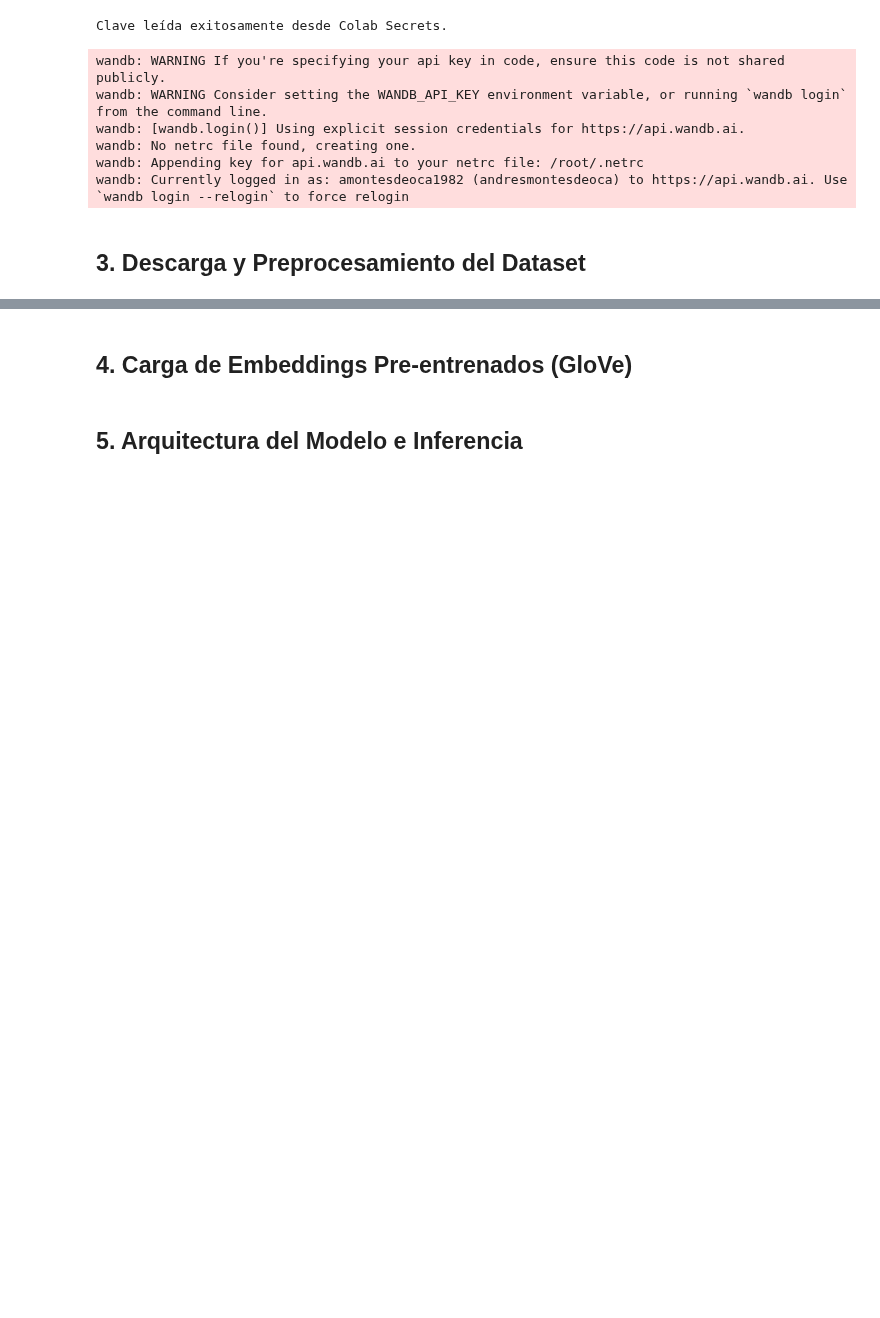
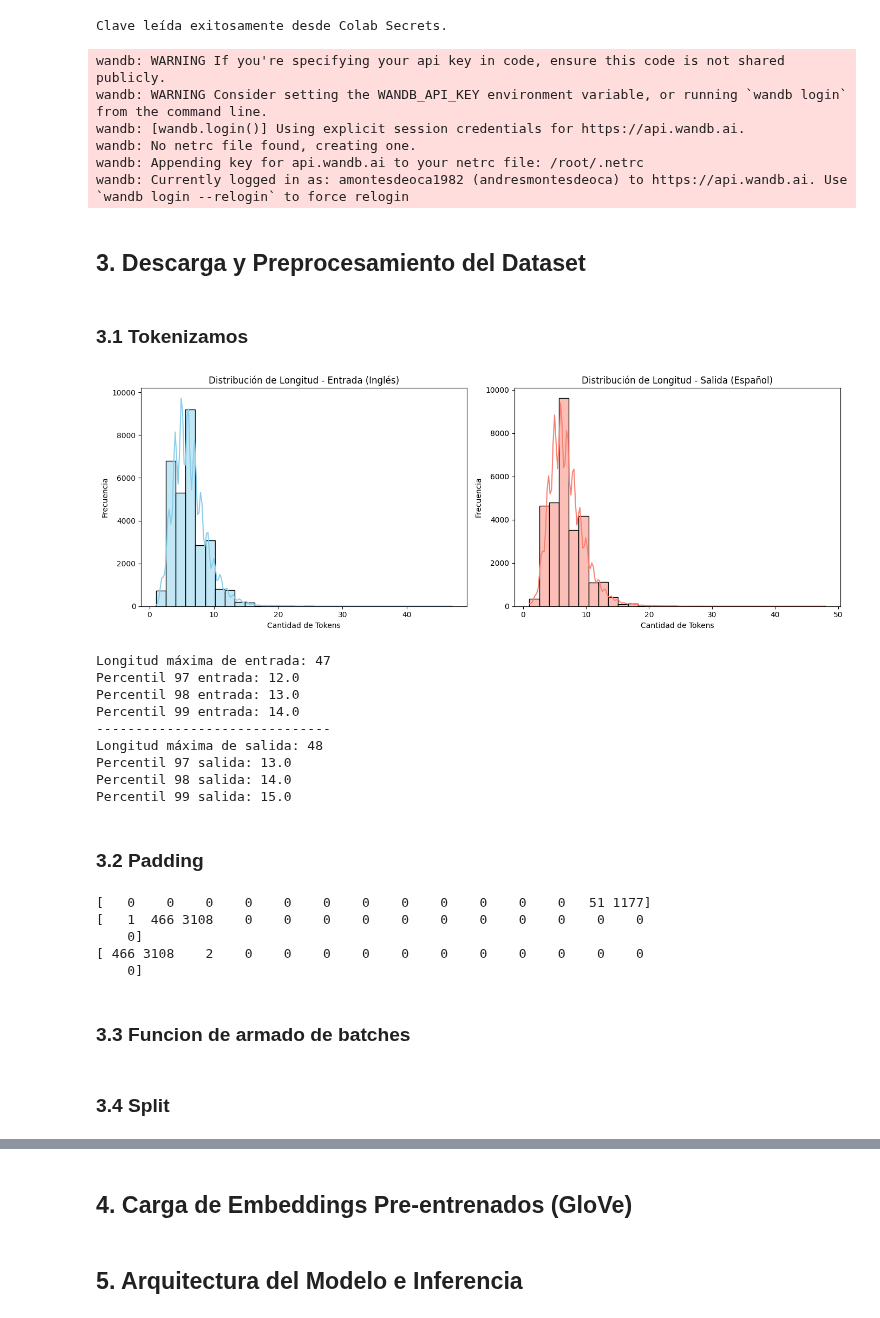
Before and after one commit to AndresMontesDeOca/NLP_1, a Jupyter notebook: Desafios/Desafio_4_AndresMontesDeOca.ipynb, the cells around one changed output, grey strips where cells are left out. Drawn from its saved outputs; the diff is of its cells as text; code cells hidden in the pictures; blank space fills up the shorter version.

```diff
--- a/Desafios/Desafio_4_AndresMontesDeOca.ipynb
+++ b/Desafios/Desafio_4_AndresMontesDeOca.ipynb
@@ -83,0 +110,2 @@ wandb: Currently logged in as: amontesdeoca1982 (andresmontesdeoca) to https://a
+# %% [markdown]
+### 3.1 Tokenizamos
@@ -83,0 +128,68 @@ wandb: Currently logged in as: amontesdeoca1982 (andresmontesdeoca) to https://a
+# %%
+# Calculamos las longitudes de cada secuencia
+input_lengths = [len(seq) for seq in input_integer_seq]
+output_lengths = [len(seq) for seq in output_input_integer_seq]
+
+# Creamos los gráficos
+fig, axes = plt.subplots(1, 2, figsize=(14, 5))
+
+# Histograma para secuencias de entrada
+sns.histplot(input_lengths, bins=30, ax=axes[0], color='skyblue', kde=True)
+axes[0].set_title('Distribución de Longitud - Entrada (Inglés)')
+axes[0].set_xlabel('Cantidad de Tokens')
+axes[0].set_ylabel('Frecuencia')
+
+# Histograma para secuencias de salida
+sns.histplot(output_lengths, bins=30, ax=axes[1], color='salmon', kde=True)
+axes[1].set_title('Distribución de Longitud - Salida (Español)')
+axes[1].set_xlabel('Cantidad de Tokens')
+axes[1].set_ylabel('Frecuencia')
+
+plt.tight_layout()
+plt.show()
+
+# Imprimimos algunos estadísticos útiles
+print(f"Longitud máxima de entrada: {max(input_lengths)}")
+print(f"Percentil 97 entrada: {np.percentile(input_lengths, 97)}")
+print(f"Percentil 98 entrada: {np.percentile(input_lengths, 98)}")
+print(f"Percentil 99 entrada: {np.percentile(input_lengths, 99)}")
+print("-" * 30)
+print(f"Longitud máxima de salida: {max(output_lengths)}")
+print(f"Percentil 97 salida: {np.percentile(output_lengths, 97)}")
+print(f"Percentil 98 salida: {np.percentile(output_lengths, 98)}")
+print(f"Percentil 99 salida: {np.percentile(output_lengths, 99)}")
+
+
+# Seteamos las cotas al precentil 99
+max_input_len = 14
+max_out_len = 15
+# %% [output]
+[figure, added]
+Longitud máxima de entrada: 47
+Percentil 97 entrada: 12.0
+Percentil 98 entrada: 13.0
+Percentil 99 entrada: 14.0
+------------------------------
+Longitud máxima de salida: 48
+Percentil 97 salida: 13.0
+Percentil 98 salida: 14.0
+Percentil 99 salida: 15.0
+# %% [markdown]
+### 3.2 Padding
+# %%
+encoder_input_sequences = pad_sequences(input_integer_seq, maxlen=max_input_len)
+decoder_input_sequences = pad_sequences(output_input_integer_seq, maxlen=max_out_len, padding='post')
+decoder_output_sequences = pad_sequences(output_target_integer_seq, maxlen=max_out_len, padding='post')
+num_words_output = min(len(word2idx_outputs) + 1, MAX_VOCAB_SIZE)
+
+print(encoder_input_sequences[0])
+print(decoder_input_sequences[0])
+print(decoder_output_sequences[0])
+# %% [output]
+[   0    0    0    0    0    0    0    0    0    0    0    0   51 1177]
+[   1  466 3108    0    0    0    0    0    0    0    0    0    0    0
+    0]
+[ 466 3108    2    0    0    0    0    0    0    0    0    0    0    0
+    0]
+# %% [markdown]
+### 3.3 Funcion de armado de batches
@@ -83,0 +222,2 @@ wandb: Currently logged in as: amontesdeoca1982 (andresmontesdeoca) to https://a
+# %% [markdown]
+### 3.4 Split
```
Also changed, not shown: parts of 7 cells of this notebook.
